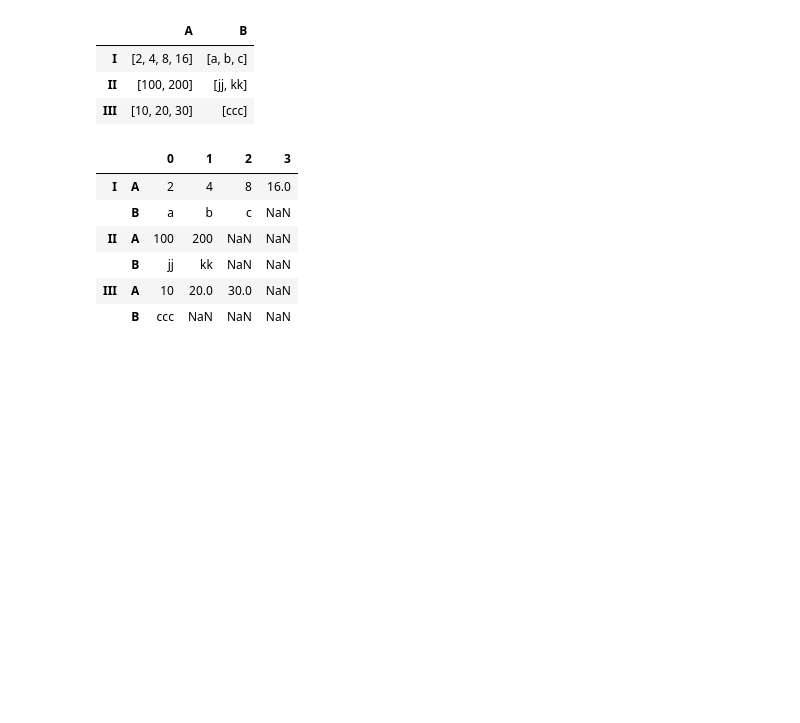
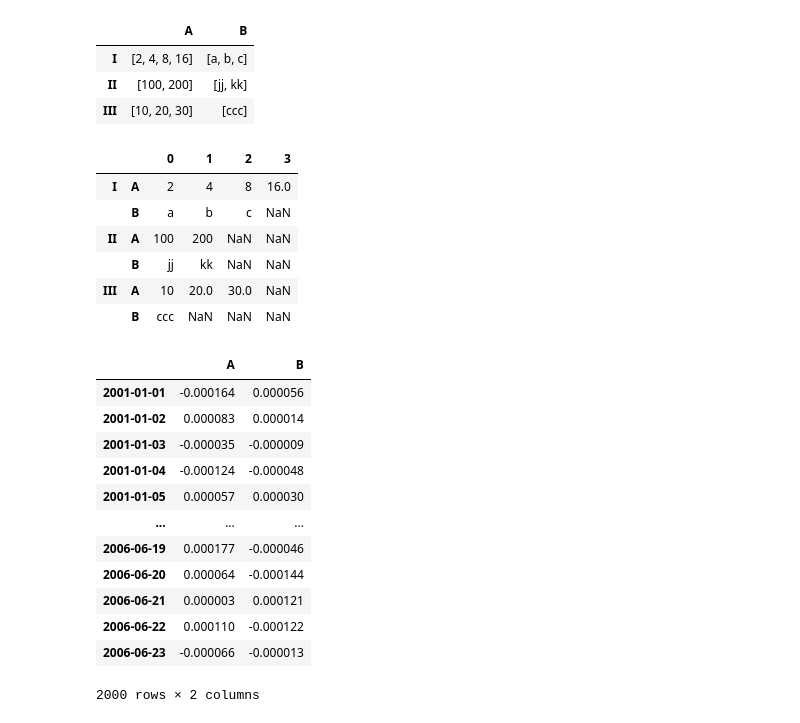
Before and after one commit to onlyabhilash/Feature-Engg, a Jupyter notebook: Pandas/Cooking.ipynb, the cells around one changed output. Saved outputs shown, nothing was run; the diff lists cells and outputs as text; code cells hidden in the pictures; blank space fills up the shorter version.

```diff
--- a/Pandas/Cooking.ipynb
+++ b/Pandas/Cooking.ipynb
@@ -1147,3 +1147,25 @@ df_orgz
 |  | B | jj | kk | NaN | NaN |
 | III | A | 10 | 20.0 | 30.0 | NaN |
 |  | B | ccc | NaN | NaN | NaN |
+# %%
+# Rolling Apply to multiple columns where function calculates a Series before a Scalar from the Series is returned
+df = pd.DataFrame(
+        data=np.random.randn(2000, 2) / 10000,
+        index=pd.date_range("2001-01-01", periods=2000),
+        columns=["A", "B"],
+    )
+df
+# %% [output]
+|  | A | B |
+| 2001-01-01 | -0.000164 | 0.000056 |
+| 2001-01-02 | 0.000083 | 0.000014 |
+| 2001-01-03 | -0.000035 | -0.000009 |
+| 2001-01-04 | -0.000124 | -0.000048 |
+| 2001-01-05 | 0.000057 | 0.000030 |
+| ... | ... | ... |
+| 2006-06-19 | 0.000177 | -0.000046 |
+| 2006-06-20 | 0.000064 | -0.000144 |
+| 2006-06-21 | 0.000003 | 0.000121 |
+| 2006-06-22 | 0.000110 | -0.000122 |
+| 2006-06-23 | -0.000066 | -0.000013 |
+2000 rows × 2 columns
```
Also changed, not shown: parts of 2 cells of this notebook.
